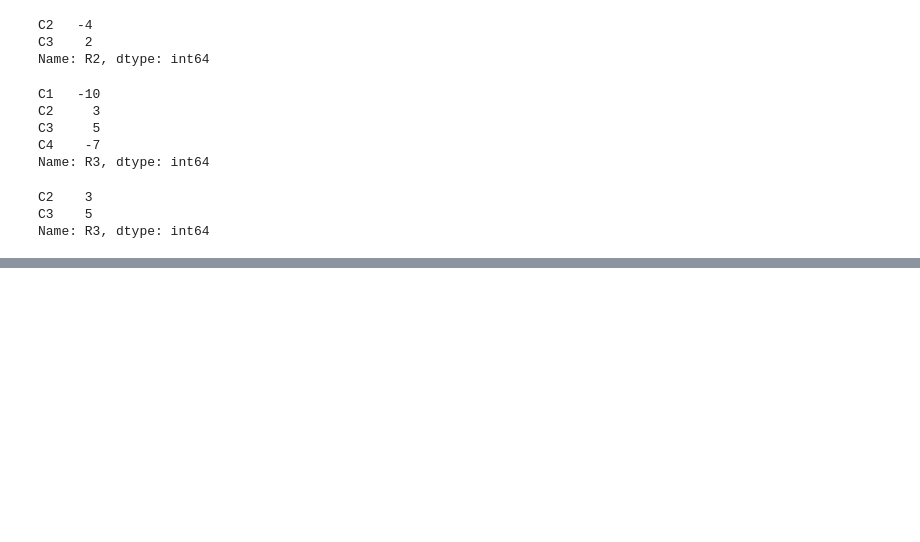
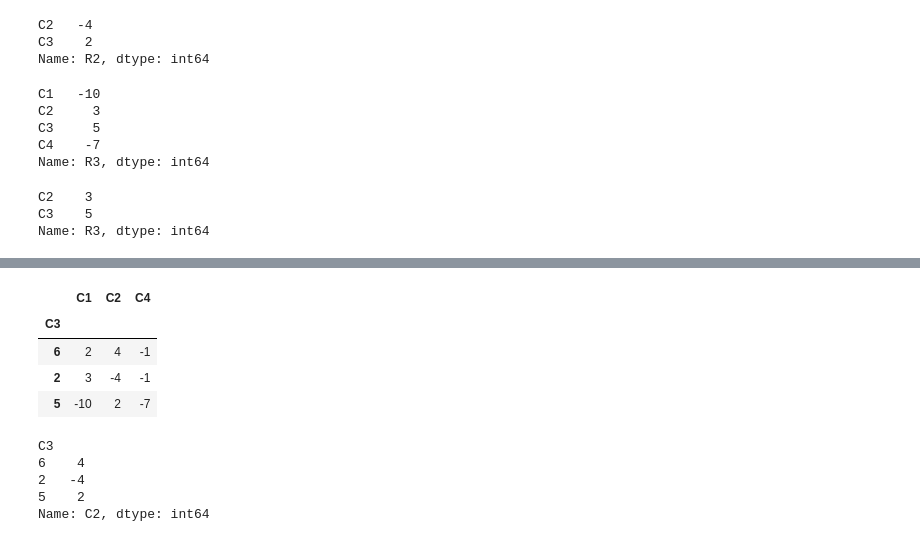
Before and after one commit to jimit105/Data-Science-in-Python-Pandas-Scikit-learn-Numpy-Matplotlib, a Jupyter notebook: Pandas.ipynb, the cells around one changed output, grey strips where cells are left out. Saved outputs shown, nothing was run; the diff lists cells and outputs as text; code cells hidden in the pictures; blank space fills up the shorter version.

```diff
--- a/Pandas.ipynb
+++ b/Pandas.ipynb
@@ -227,0 +254,18 @@ Name: R3, dtype: int64
+# %%
+df.set_index('C3', inplace=True) #Set 'C3' as index for the DataFrame
+# %%
+df
+# %% [output]
+|  | C1 | C2 | C4 |
+| C3 |  |  |  |
+| 6 | 2 | 4 | -1 |
+| 2 | 3 | -4 | -1 |
+| 5 | -10 | 2 | -7 |
+# %%
+df['C2']
+# %% [output]
+C3
+6    4
+2   -4
+5    2
+Name: C2, dtype: int64
```
Also changed, not shown: parts of 25 cells of this notebook.
